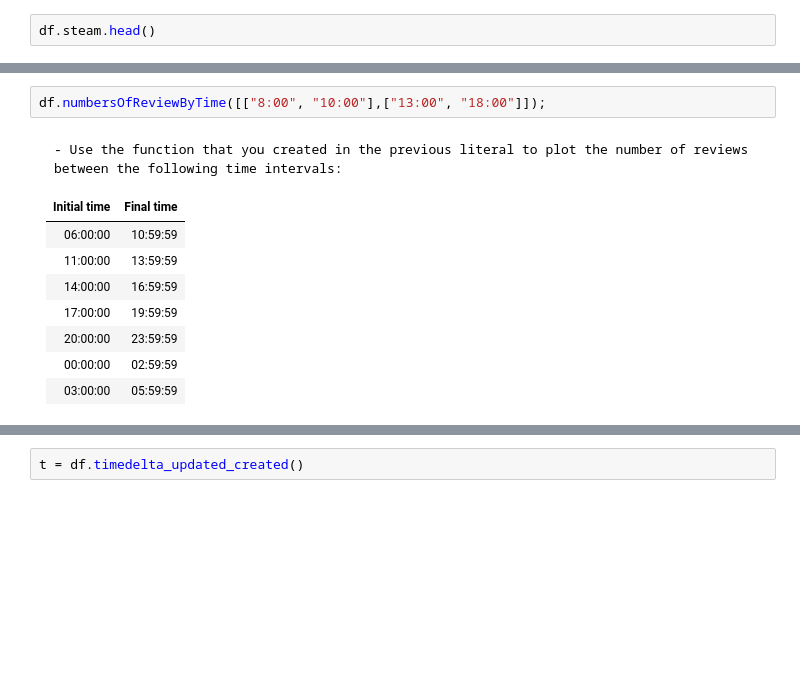
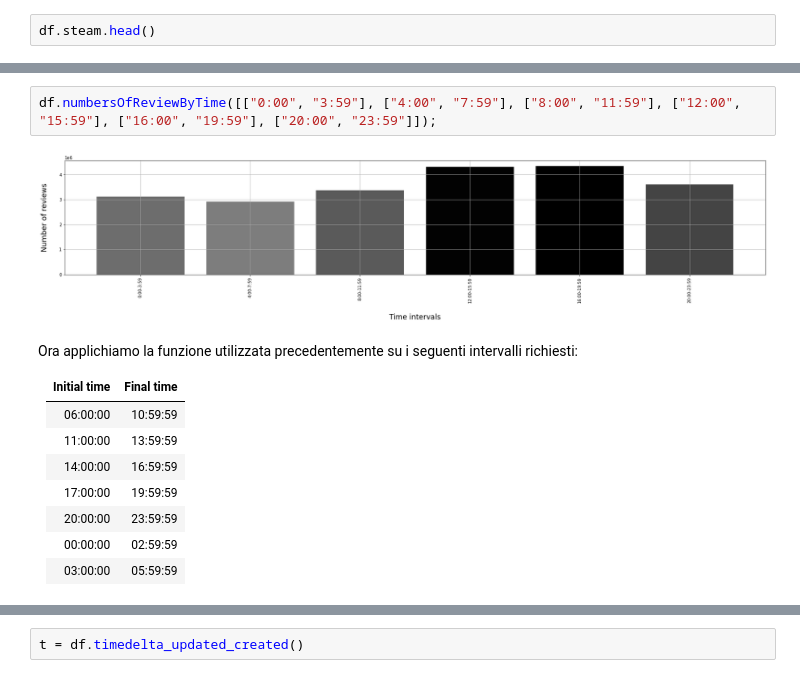
Before and after one commit to Requiem98/ADM-HW2, a Jupyter notebook: testAllDataset.ipynb, the cells around one changed output, grey strips where cells are left out. Cells and saved outputs as stored; diff of their text form; blank space fills up the shorter version.

```diff
--- a/testAllDataset.ipynb
+++ b/testAllDataset.ipynb
@@ -17,7 +25,9 @@ df.numbersOfReviewByTime(df.datetime_range(0,23,60));
-# %%
-df.numbersOfReviewByTime([["8:00", "10:00"],["13:00", "18:00"]]);
+# %%
+df.numbersOfReviewByTime([["0:00", "3:59"], ["4:00", "7:59"], ["8:00", "11:59"], ["12:00", "15:59"], ["16:00", "19:59"], ["20:00", "23:59"]]);
+# %% [output]
+[figure, added]
 # %% [markdown]
-    - Use the function that you created in the previous literal to plot the number of reviews between the following time intervals:
+Ora applichiamo la funzione utilizzata precedentemente su i seguenti intervalli richiesti:
 
 | Initial time | Final time |
 | ----------- | ----------- |
```
Also changed, not shown: parts of 19 cells of this notebook, 1 other file.
